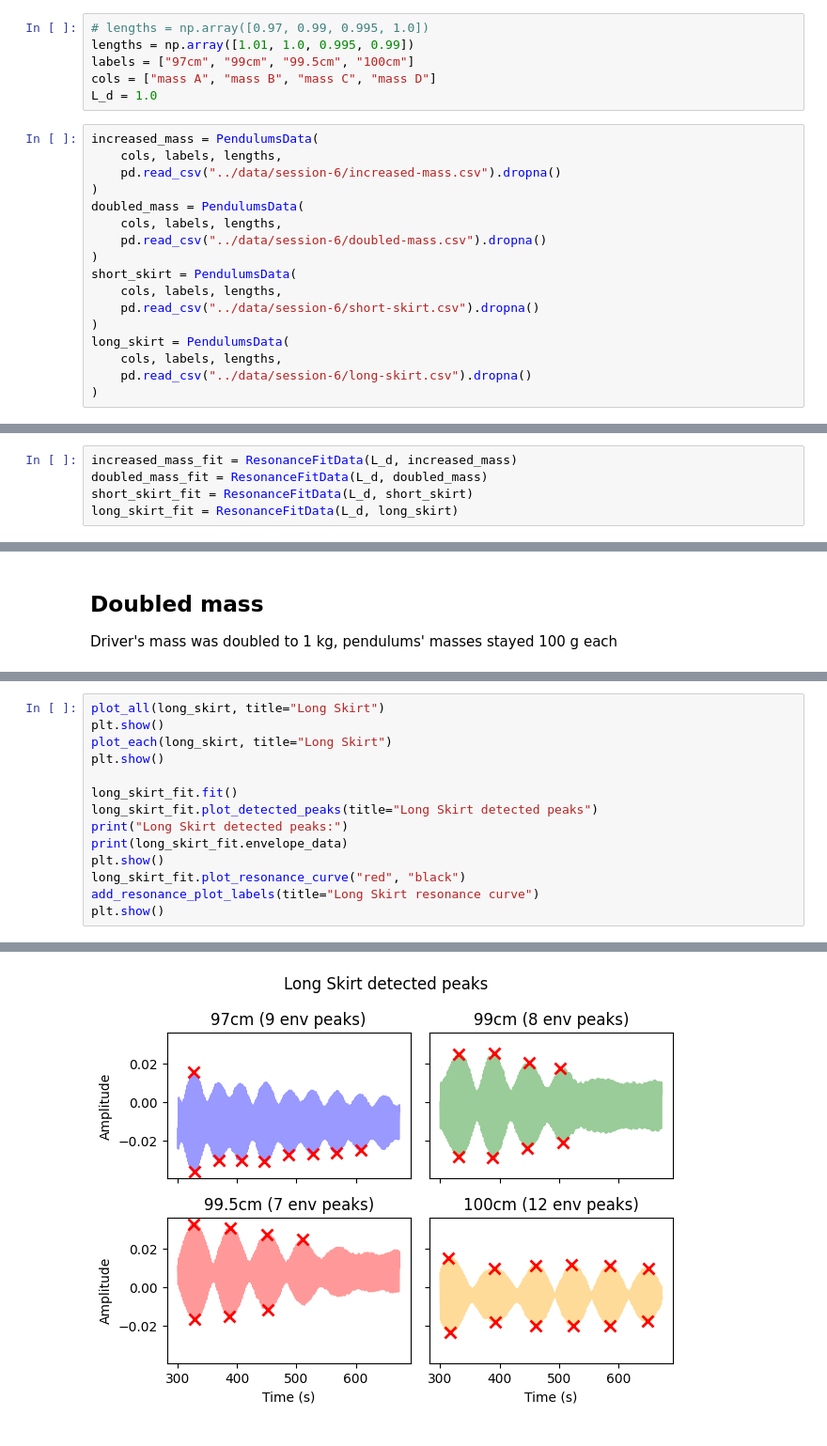
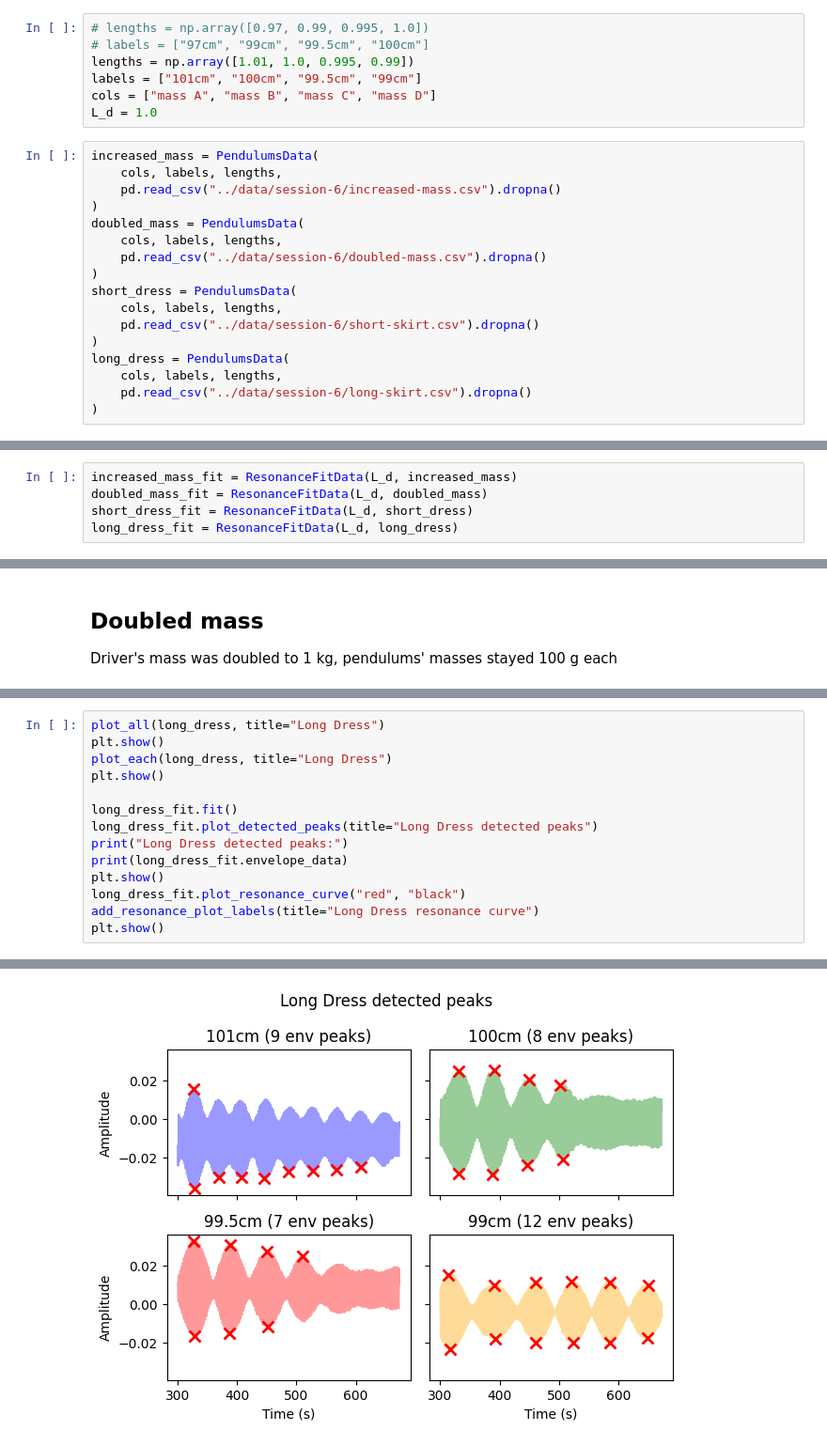
Before and after one commit to kij1n/physics-data-analysis, a Jupyter notebook: sessions/session6.ipynb, the cells around one changed output, grey strips where cells are left out. Shown at 94% size. Drawn from its saved outputs; the diff is of its cells as text.

```diff
--- a/sessions/session6.ipynb
+++ b/sessions/session6.ipynb
@@ -5,8 +5,9 @@ import matplotlib.pyplot as plt
 from utils import plot_all, plot_each, add_resonance_plot_labels, ResonanceFitData, PendulumsData
 # %%
 # lengths = np.array([0.97, 0.99, 0.995, 1.0])
+# labels = ["97cm", "99cm", "99.5cm", "100cm"]
 lengths = np.array([1.01, 1.0, 0.995, 0.99])
-labels = ["97cm", "99cm", "99.5cm", "100cm"]
+labels = ["101cm", "100cm", "99.5cm", "99cm"]
 cols = ["mass A", "mass B", "mass C", "mass D"]
 L_d = 1.0
 # %%
@@ -18,11 +19,11 @@ doubled_mass = PendulumsData(
     cols, labels, lengths,
     pd.read_csv("../data/session-6/doubled-mass.csv").dropna()
 )
-short_skirt = PendulumsData(
+short_dress = PendulumsData(
     cols, labels, lengths,
     pd.read_csv("../data/session-6/short-skirt.csv").dropna()
 )
-long_skirt = PendulumsData(
+long_dress = PendulumsData(
     cols, labels, lengths,
     pd.read_csv("../data/session-6/long-skirt.csv").dropna()
 )
@@ -37,8 +38,8 @@ long_skirt.drop_time_range(t_start, t_end)
 # %%
 increased_mass_fit = ResonanceFitData(L_d, increased_mass)
 doubled_mass_fit = ResonanceFitData(L_d, doubled_mass)
-short_skirt_fit = ResonanceFitData(L_d, short_skirt)
-long_skirt_fit = ResonanceFitData(L_d, long_skirt)
+short_dress_fit = ResonanceFitData(L_d, short_dress)
+long_dress_fit = ResonanceFitData(L_d, long_dress)
 # %% [markdown]
 ## Increased mass
 Driver's mass was increased to 600g and pendulums' to 100g each.
@@ -126,15 +127,15 @@ The masses stayed as with short skirt example. The skirts were extended to 10.5
 # %%
-plot_all(long_skirt, title="Long Skirt")
+plot_all(long_dress, title="Long Dress")
 plt.show()
-plot_each(long_skirt, title="Long Skirt")
+plot_each(long_dress, title="Long Dress")
 plt.show()
 
-long_skirt_fit.fit()
-long_skirt_fit.plot_detected_peaks(title="Long Skirt detected peaks")
-print("Long Skirt detected peaks:")
-print(long_skirt_fit.envelope_data)
+long_dress_fit.fit()
+long_dress_fit.plot_detected_peaks(title="Long Dress detected peaks")
+print("Long Dress detected peaks:")
+print(long_dress_fit.envelope_data)
 plt.show()
-long_skirt_fit.plot_resonance_curve("red", "black")
-add_resonance_plot_labels(title="Long Skirt resonance curve")
+long_dress_fit.plot_resonance_curve("red", "black")
+add_resonance_plot_labels(title="Long Dress resonance curve")
 plt.show()
 # %% [output]
@@ -148 +149 @@ Long Skirt detected peaks:
-[figure, old version]
+[figure, new version]
```
Also changed, not shown: parts of 7 cells of this notebook, 1 other file.
